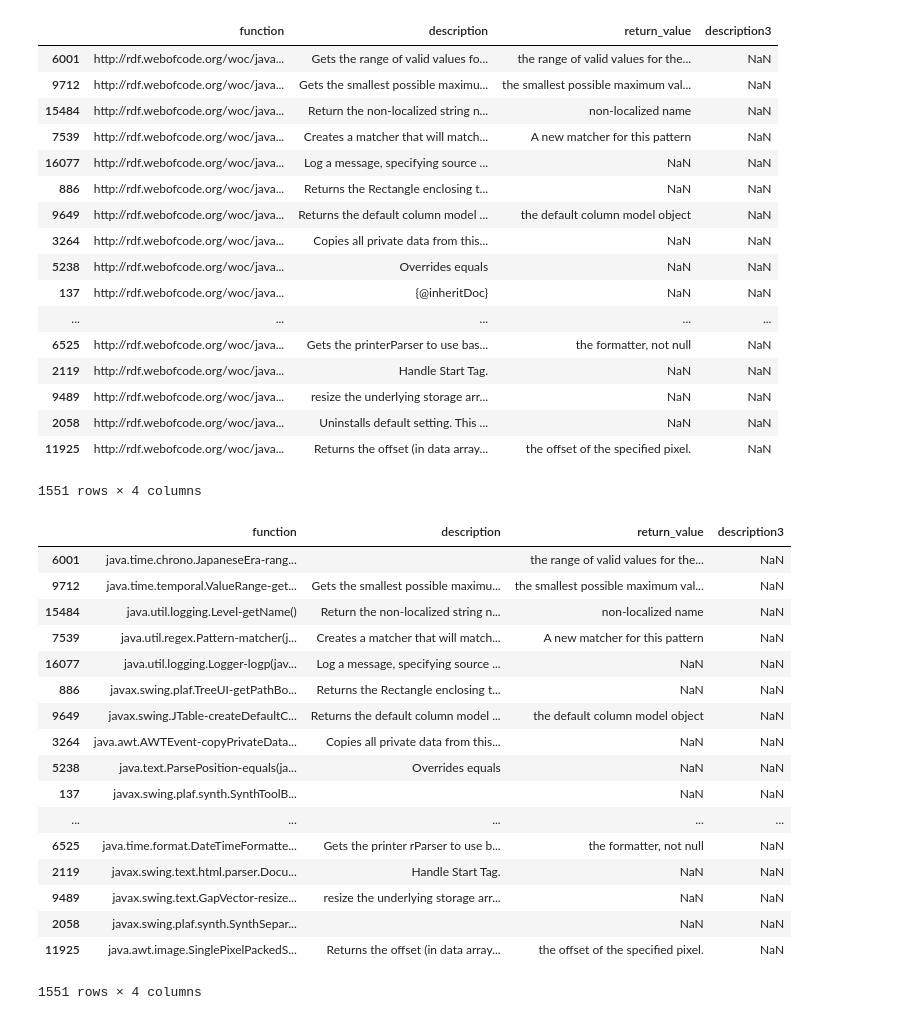
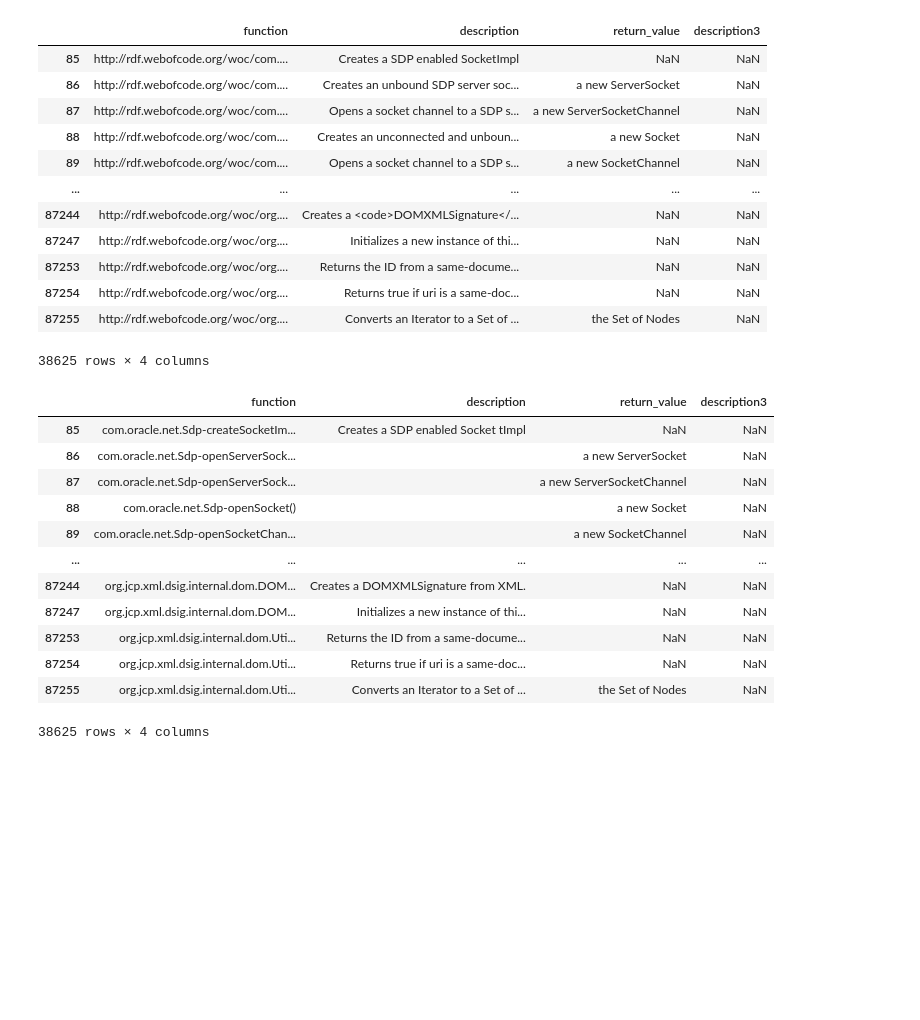
Before and after one commit to aibba19/ChatBot-Q-A-StackOverflow, a Jupyter notebook: get_ontology_data.ipynb, the cells around one changed output. Drawn from its saved outputs; the diff is of its cells as text; code cells hidden in the pictures; blank space fills up the shorter version.

Commit message:
added comments to code

```diff
--- a/get_ontology_data.ipynb
+++ b/get_ontology_data.ipynb
@@ -14,6 +34,0 @@ df = to_dataframe(g)
-# %%
-pd.set_option('max_colwidth', 5000)
-pd.set_option('display.max_rows', 500)
-pd.set_option('display.min_rows', 20)
-df = df.sample(frac = 0.2)
-df
@@ -65,8 +60,9 @@ data
 # %%
 #Renaming columns names
-data.rename({'index': 'function', 'rdfs:comment{Literal}' : 'description', 'rdfs:comment{Literal}(xsd:string)' : 'return_value', 'rdfs:comment{Literal}@en' : 'description3' }, axis=1, inplace=True)
+df.rename({'index': 'function', 'rdfs:comment{Literal}' : 'description', 'rdfs:comment{Literal}(xsd:string)' : 'return_value', 'rdfs:comment{Literal}@en' : 'description3' }, axis=1, inplace=True)
+
 #Leave only the row where the function is really a function so the line is ending with ')'
-data = data.loc[(data['function'].str.endswith(')'))]
+df = df.loc[(df['function'].str.endswith(')'))]
 
-data.function
+df.function
 # %% [output]
@@ -90,47 +81,37 @@ Name: function, Length: 1552, dtype: object
 # %%
 #Delete the rows where the function name contains parameter since that rows aren't defintion of functions
-data = data[~data.function.str.contains("parameter")]
-data
+df = df[~df.function.str.contains("parameter")]
+df
 # %% [output]
 |  | function | description | return_value | description3 |
-| 6001 | http://rdf.webofcode.org/woc/java... | Gets the range of valid values fo... | the range of valid values for the... | NaN |
-| 9712 | http://rdf.webofcode.org/woc/java... | Gets the smallest possible maximu... | the smallest possible maximum val... | NaN |
-| 15484 | http://rdf.webofcode.org/woc/java... | Return the non-localized string n... | non-localized name | NaN |
-| 7539 | http://rdf.webofcode.org/woc/java... | Creates a matcher that will match... | A new matcher for this pattern | NaN |
-| 16077 | http://rdf.webofcode.org/woc/java... | Log a message, specifying source ... | NaN | NaN |
-| 886 | http://rdf.webofcode.org/woc/java... | Returns the Rectangle enclosing t... | NaN | NaN |
-| 9649 | http://rdf.webofcode.org/woc/java... | Returns the default column model ... | the default column model object | NaN |
-| 3264 | http://rdf.webofcode.org/woc/java... | Copies all private data from this... | NaN | NaN |
-| 5238 | http://rdf.webofcode.org/woc/java... | Overrides equals | NaN | NaN |
-| 137 | http://rdf.webofcode.org/woc/java... | {@inheritDoc} | NaN | NaN |
+| 85 | http://rdf.webofcode.org/woc/com.... | Creates a SDP enabled SocketImpl | NaN | NaN |
+| 86 | http://rdf.webofcode.org/woc/com.... | Creates an unbound SDP server soc... | a new ServerSocket | NaN |
+| 87 | http://rdf.webofcode.org/woc/com.... | Opens a socket channel to a SDP s... | a new ServerSocketChannel | NaN |
+| 88 | http://rdf.webofcode.org/woc/com.... | Creates an unconnected and unboun... | a new Socket | NaN |
+| 89 | http://rdf.webofcode.org/woc/com.... | Opens a socket channel to a SDP s... | a new SocketChannel | NaN |
 | ... | ... | ... | ... | ... |
-| 6525 | http://rdf.webofcode.org/woc/java... | Gets the printerParser to use bas... | the formatter, not null | NaN |
-| 2119 | http://rdf.webofcode.org/woc/java... | Handle Start Tag. | NaN | NaN |
-| 9489 | http://rdf.webofcode.org/woc/java... | resize the underlying storage arr... | NaN | NaN |
-| 2058 | http://rdf.webofcode.org/woc/java... | Uninstalls default setting. This ... | NaN | NaN |
-| 11925 | http://rdf.webofcode.org/woc/java... | Returns the offset (in data array... | the offset of the specified pixel. | NaN |
+| 87244 | http://rdf.webofcode.org/woc/org.... | Creates a <code>DOMXMLSignature</... | NaN | NaN |
+| 87247 | http://rdf.webofcode.org/woc/org.... | Initializes a new instance of thi... | NaN | NaN |
+| 87253 | http://rdf.webofcode.org/woc/org.... | Returns the ID from a same-docume... | NaN | NaN |
+| 87254 | http://rdf.webofcode.org/woc/org.... | Returns true if uri is a same-doc... | NaN | NaN |
+| 87255 | http://rdf.webofcode.org/woc/org.... | Converts an Iterator to a Set of ... | the Set of Nodes | NaN |
-1551 rows × 4 columns
+38625 rows × 4 columns
 # %%
-preprocessing.clean_ontology(data)
-data
+preprocessing.clean_ontology(df)
+df
 # %% [output]
 |  | function | description | return_value | description3 |
-| 6001 | java.time.chrono.JapaneseEra-rang... |  | the range of valid values for the... | NaN |
-| 9712 | java.time.temporal.ValueRange-get... | Gets the smallest possible maximu... | the smallest possible maximum val... | NaN |
-| 15484 | java.util.logging.Level-getName() | Return the non-localized string n... | non-localized name | NaN |
-| 7539 | java.util.regex.Pattern-matcher(j... | Creates a matcher that will match... | A new matcher for this pattern | NaN |
-| 16077 | java.util.logging.Logger-logp(jav... | Log a message, specifying source ... | NaN | NaN |
-| 886 | javax.swing.plaf.TreeUI-getPathBo... | Returns the Rectangle enclosing t... | NaN | NaN |
-| 9649 | javax.swing.JTable-createDefaultC... | Returns the default column model ... | the default column model object | NaN |
-| 3264 | java.awt.AWTEvent-copyPrivateData... | Copies all private data from this... | NaN | NaN |
-| 5238 | java.text.ParsePosition-equals(ja... | Overrides equals | NaN | NaN |
-| 137 | javax.swing.plaf.synth.SynthToolB... |  | NaN | NaN |
+| 85 | com.oracle.net.Sdp-createSocketIm... | Creates a SDP enabled Socket tImpl | NaN | NaN |
+| 86 | com.oracle.net.Sdp-openServerSock... |  | a new ServerSocket | NaN |
+| 87 | com.oracle.net.Sdp-openServerSock... |  | a new ServerSocketChannel | NaN |
+| 88 | com.oracle.net.Sdp-openSocket() |  | a new Socket | NaN |
+| 89 | com.oracle.net.Sdp-openSocketChan... |  | a new SocketChannel | NaN |
 | ... | ... | ... | ... | ... |
-| 6525 | java.time.format.DateTimeFormatte... | Gets the printer rParser to use b... | the formatter, not null | NaN |
-| 2119 | javax.swing.text.html.parser.Docu... | Handle Start Tag. | NaN | NaN |
-| 9489 | javax.swing.text.GapVector-resize... | resize the underlying storage arr... | NaN | NaN |
-| 2058 | javax.swing.plaf.synth.SynthSepar... |  | NaN | NaN |
-| 11925 | java.awt.image.SinglePixelPackedS... | Returns the offset (in data array... | the offset of the specified pixel. | NaN |
+| 87244 | org.jcp.xml.dsig.internal.dom.DOM... | Creates a DOMXMLSignature from XML. | NaN | NaN |
+| 87247 | org.jcp.xml.dsig.internal.dom.DOM... | Initializes a new instance of thi... | NaN | NaN |
+| 87253 | org.jcp.xml.dsig.internal.dom.Uti... | Returns the ID from a same-docume... | NaN | NaN |
+| 87254 | org.jcp.xml.dsig.internal.dom.Uti... | Returns true if uri is a same-doc... | NaN | NaN |
+| 87255 | org.jcp.xml.dsig.internal.dom.Uti... | Converts an Iterator to a Set of ... | the Set of Nodes | NaN |
-1551 rows × 4 columns
+38625 rows × 4 columns
 # %%
 #count rows where due to preprocessing the description became an empty string
```
Also changed, not shown: parts of 15 cells of this notebook, 6 other files.
